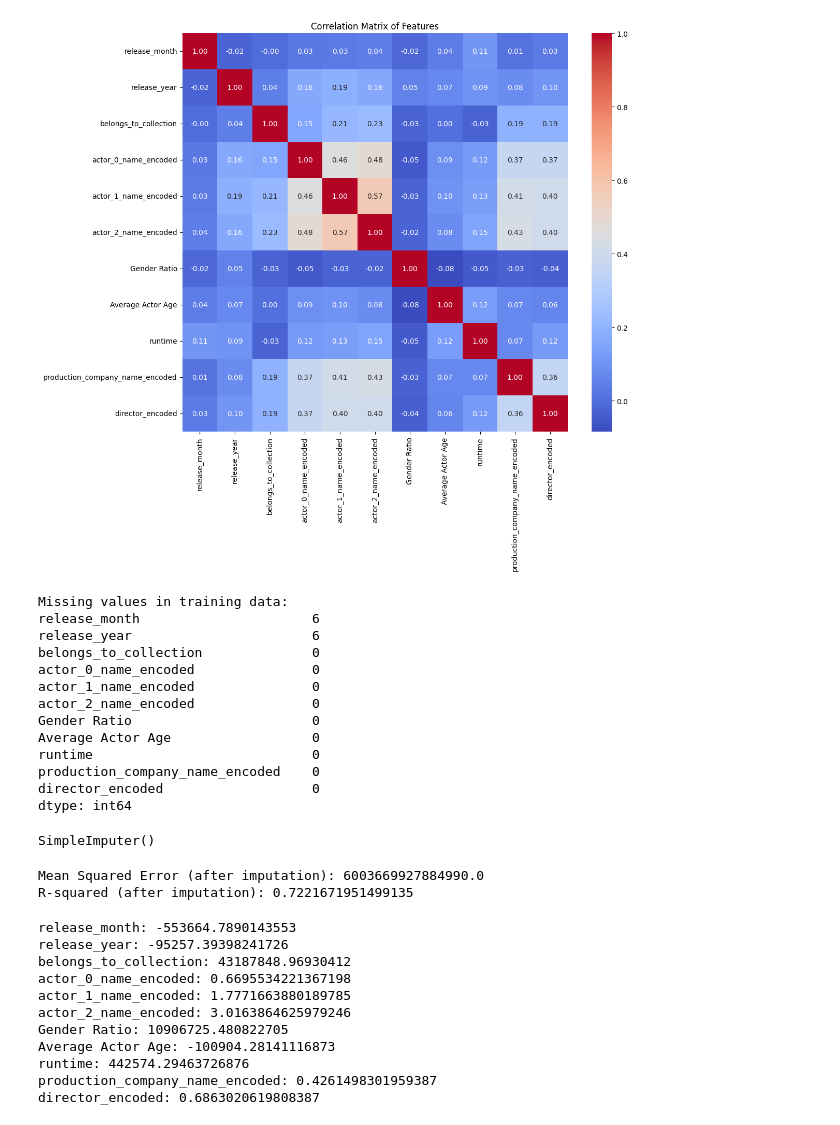
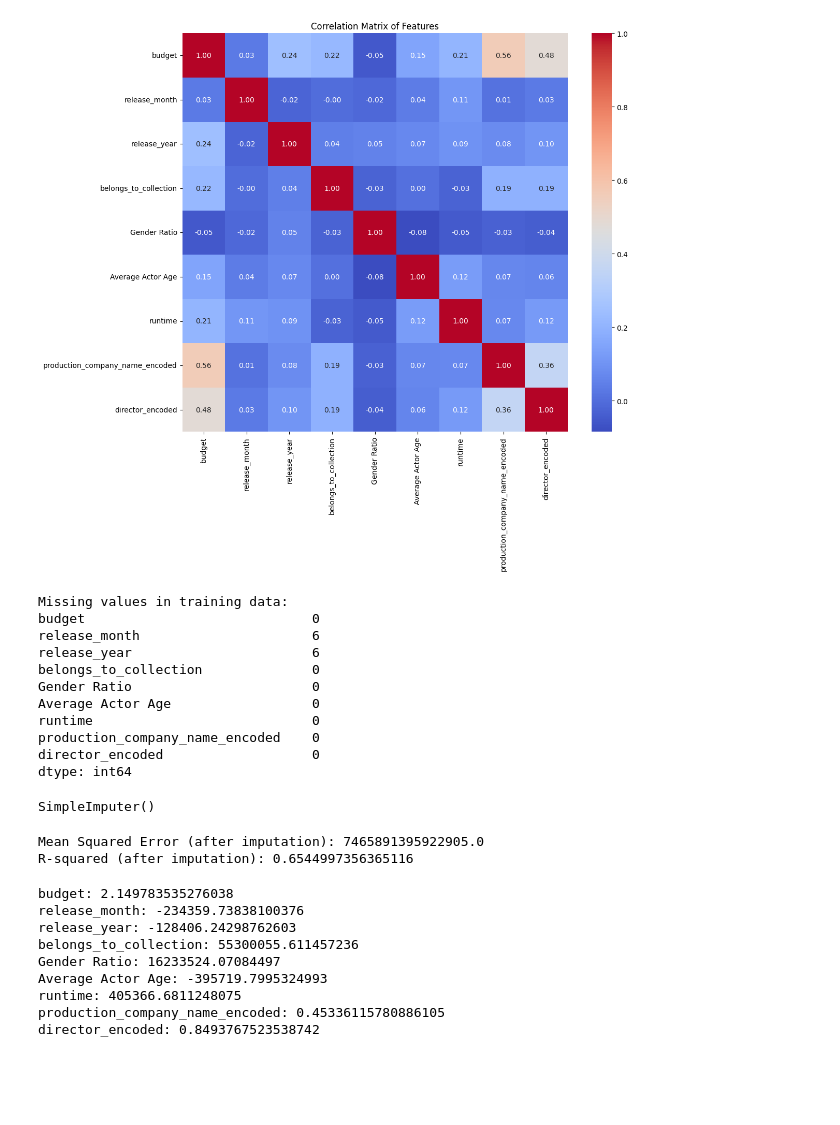
Before and after one commit to hridayc7/box_office_busters, a Jupyter notebook: notebooks/regression_4.ipynb, the cells around one changed output. Cells and saved outputs as stored; diff of their text form; code cells hidden in the pictures; blank space fills up the shorter version.

```diff
--- a/notebooks/regression_4.ipynb
+++ b/notebooks/regression_4.ipynb
@@ -11,10 +11,14 @@ import matplotlib.pyplot as plt
 data = pd.read_csv('../data/Final_Regression.csv')
 # %%
 # Select the features and target variable
-features = ['release_month', 'release_year',
-            'belongs_to_collection', 'actor_0_name_encoded', 'actor_1_name_encoded',
-            'actor_2_name_encoded', 'Gender Ratio', 'Average Actor Age',
+features = ['budget', 'release_month', 'release_year',
+            'belongs_to_collection', 'Gender Ratio', 'Average Actor Age',
             'runtime', 'production_company_name_encoded', 'director_encoded']
+
+# features = ['release_month', 'release_year',
+#             'belongs_to_collection', 'actor_0_name_encoded', 'actor_1_name_encoded',
+#             'actor_2_name_encoded', 'Gender Ratio', 'Average Actor Age',
+#             'runtime', 'production_company_name_encoded', 'director_encoded']
 
 # features += ['budget']
 # Uncomment the genres you want to include
@@ -29,29 +33,29 @@ target = 'revenue'
 # %%
 
 # Assuming you have your data stored in a DataFrame called 'df'
 # If not, replace 'df' with the name of your DataFrame
 
-features = ['release_month', 'release_year',
-            'belongs_to_collection', 'actor_0_name_encoded', 'actor_1_name_encoded',
-            'actor_2_name_encoded', 'Gender Ratio', 'Average Actor Age',
-            'runtime', 'production_company_name_encoded', 'director_encoded']
+# features = ['release_month', 'release_year',
+#             'belongs_to_collection', 'actor_0_name_encoded', 'actor_1_name_encoded',
+#             'actor_2_name_encoded', 'Gender Ratio', 'Average Actor Age',
+#             'runtime', 'production_company_name_encoded', 'director_encoded']
 
 # Create a correlation matrix
 correlation_matrix = data[features].corr()
 
 # Set up the matplotlib figure
 plt.figure(figsize=(12, 10))
 
 # Plot the correlation matrix as a heatmap
 sns.heatmap(correlation_matrix, annot=True, cmap='coolwarm', fmt=".2f")
 
 # Add a title to the plot
 plt.title("Correlation Matrix of Features")
 
 # Show the plot
 plt.show()
 # %% [output]
-[figure, old version]
+[figure, new version]
 # %%
 # Split the data into training and testing sets
 X_train, X_test, y_train, y_test = train_test_split(data[features], data[target], test_size=0.2, random_state=42)
@@ -71,12 +75,10 @@ imputer = SimpleImputer(strategy='mean')  # You can choose different strategies
 imputer.fit(X_train)
 # %% [output]
 Missing values in training data:
+budget                             0
 release_month                      6
 release_year                       6
 belongs_to_collection              0
-actor_0_name_encoded               0
-actor_1_name_encoded               0
-actor_2_name_encoded               0
 Gender Ratio                       0
 Average Actor Age                  0
 runtime                            0
@@ -100,8 +102,8 @@ y_pred_imputed = model.predict(X_test_imputed)
 print("Mean Squared Error (after imputation):", mean_squared_error(y_test, y_pred_imputed))
 print("R-squared (after imputation):", r2_score(y_test, y_pred_imputed))
 # %% [output]
-Mean Squared Error (after imputation): 6003669927884990.0
-R-squared (after imputation): 0.7221671951499135
+Mean Squared Error (after imputation): 7465891395922905.0
+R-squared (after imputation): 0.6544997356365116
 # %%
 # Get the names of the features
 feature_names = X_train.columns
@@ -110,14 +112,12 @@ feature_names = X_train.columns
 for feature, weight in zip(feature_names, model.coef_):
     print(f"{feature}: {weight}")
 # %% [output]
-release_month: -553664.7890143553
-release_year: -95257.39398241726
-belongs_to_collection: 43187848.96930412
-actor_0_name_encoded: 0.6695534221367198
-actor_1_name_encoded: 1.7771663880189785
-actor_2_name_encoded: 3.0163864625979246
-Gender Ratio: 10906725.480822705
-Average Actor Age: -100904.28141116873
-runtime: 442574.29463726876
-production_company_name_encoded: 0.4261498301959387
-director_encoded: 0.6863020619808387
+budget: 2.149783535276038
+release_month: -234359.73838100376
+release_year: -128406.24298762603
+belongs_to_collection: 55300055.611457236
+Gender Ratio: 16233524.07084497
+Average Actor Age: -395719.7995324993
+runtime: 405366.6811248075
+production_company_name_encoded: 0.45336115780886105
+director_encoded: 0.8493767523538742
```
Also changed, not shown: 12 other files.
